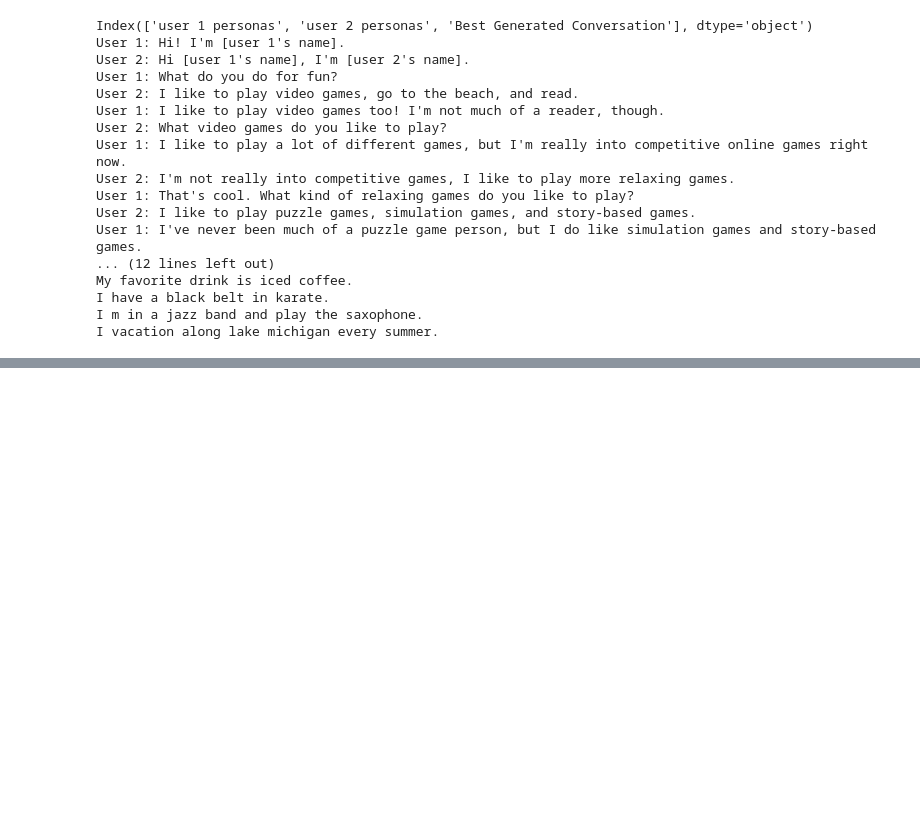
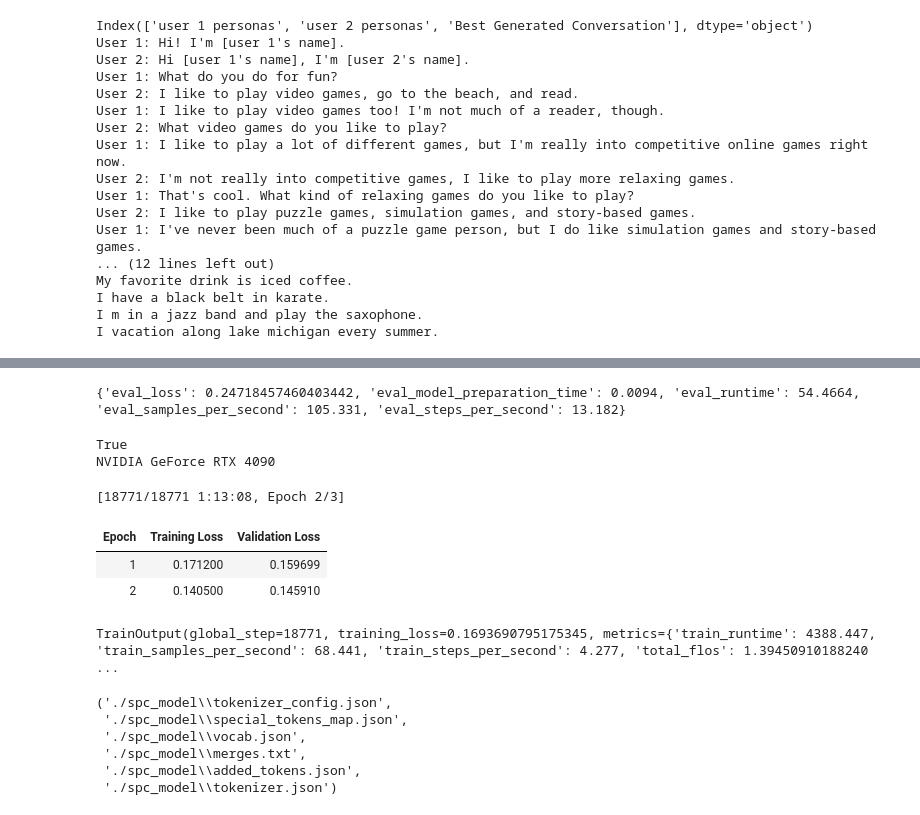
Before and after one commit to dgoglvn/project-aura, a Jupyter notebook: empathy_training.ipynb, the cells around one changed output, grey strips where cells are left out. Saved outputs shown, nothing was run; the diff lists cells and outputs as text; code cells hidden in the pictures; blank space fills up the shorter version.

Commit message:
Completed Synthetic-persona-chat dataset fine-tuning

```diff
--- a/empathy_training.ipynb
+++ b/empathy_training.ipynb
@@ -585,0 +548,5 @@ tokenization
+# %%
+# convert to Hugging Face Datasets
+spc_train_dataset = Dataset.from_list(train_examples)
+spc_val_dataset = Dataset.from_list(val_examples)
+spc_test_dataset = Dataset.from_list(test_examples)
@@ -585,0 +571,29 @@ tokenization
+# %%
+# define training arguments
+training_args = TrainingArguments(
+    output_dir="./spc_results",         # directory to save model checkpoints
+    num_train_epochs=3,                 # adjust based on convergence
+    per_device_train_batch_size=8,      # increase to 16 if vram allows, or decrease to 8
+    per_device_eval_batch_size=8,
+    gradient_accumulation_steps=2,      # helps if batch size is small
+    evaluation_strategy="epoch",        # evaluate at the end of each epoch
+    save_strategy="epoch",              # save model checkpoints each epoch
+    logging_dir="./logs/spc_logs",               # logging directory
+    logging_steps=100,                  # adjust based on dataset size
+    learning_rate=5e-5,                 # starndard for transformer fine-tuning
+    warmup_steps=500,                   # helps stabilize training
+    weight_decay=0.01,                  # regularization
+    bf16=True,                          # enable mixed precision for speedup
+    save_total_limit=3,                 # keep last 3 checkpoints
+    eval_accumulation_steps=4,          # accumuluate loss over multiple steps
+    logging_first_step=True,            # log first step
+)
+
+# create trainer
+trainer = Trainer(
+    model=model,
+    args=training_args,
+    train_dataset=tokenized_train,
+    eval_dataset=tokenized_val,
+    tokenizer=tokenizer,
+)
@@ -585,0 +606,31 @@ tokenization
+# %%
+print(pre_eval_results)
+# %% [output]
+{'eval_loss': 0.24718457460403442, 'eval_model_preparation_time': 0.0094, 'eval_runtime': 54.4664, 'eval_samples_per_second': 105.331, 'eval_steps_per_second': 13.182}
+# %%
+torch.cuda.empty_cache()
+
+print(torch.cuda.is_available())
+print(torch.cuda.get_device_name())
+# %% [output]
+True
+NVIDIA GeForce RTX 4090
+# %%
+# train the model :)
+trainer.train()
+# %% [output]
+[18771/18771 1:13:08, Epoch 2/3]
+| Epoch | Training Loss | Validation Loss |
+| 1 | 0.171200 | 0.159699 |
+| 2 | 0.140500 | 0.145910 |
+TrainOutput(global_step=18771, training_loss=0.1693690795175345, metrics={'train_runtime': 4388.447, 'train_samples_per_second': 68.441, 'train_steps_per_second': 4.277, 'total_flos': 1.39450910188240 ...
+# %%
+model.save_pretrained("./spc_model")
+tokenizer.save_pretrained("./spc_model")
+# %% [output]
+('./spc_model\\tokenizer_config.json',
+ './spc_model\\special_tokens_map.json',
+ './spc_model\\vocab.json',
+ './spc_model\\merges.txt',
+ './spc_model\\added_tokens.json',
+ './spc_model\\tokenizer.json')
```
Also changed, not shown: parts of 13 cells of this notebook.
